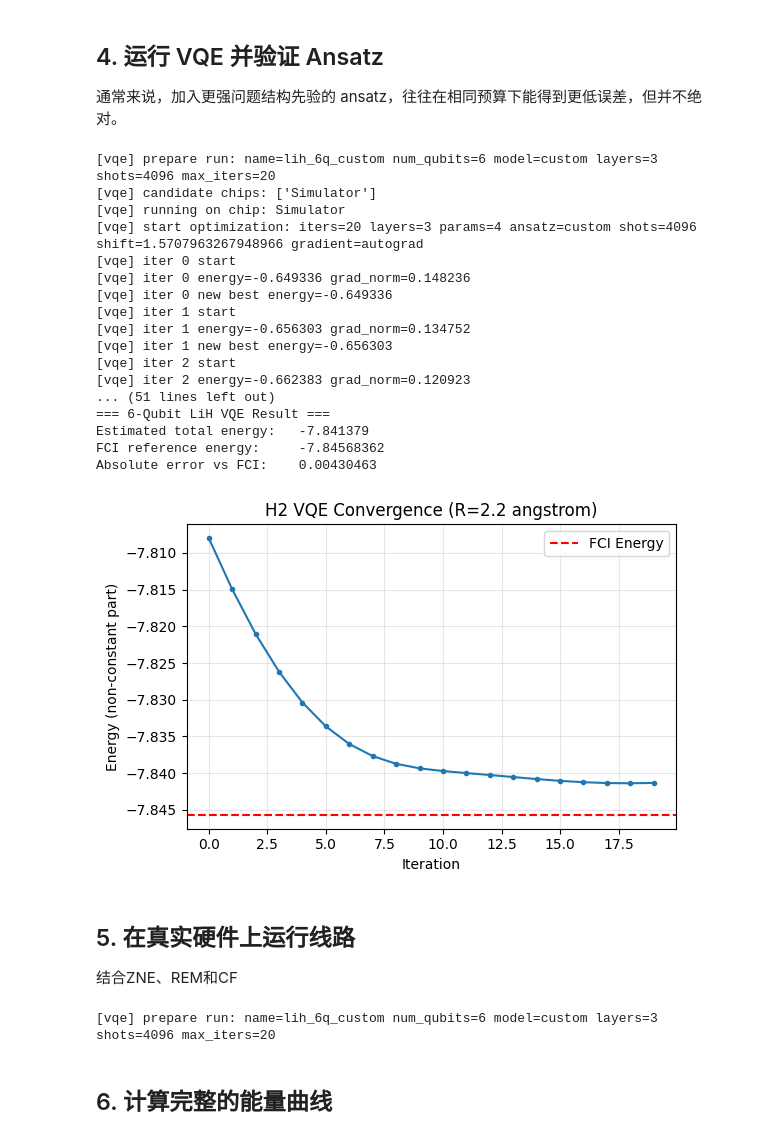
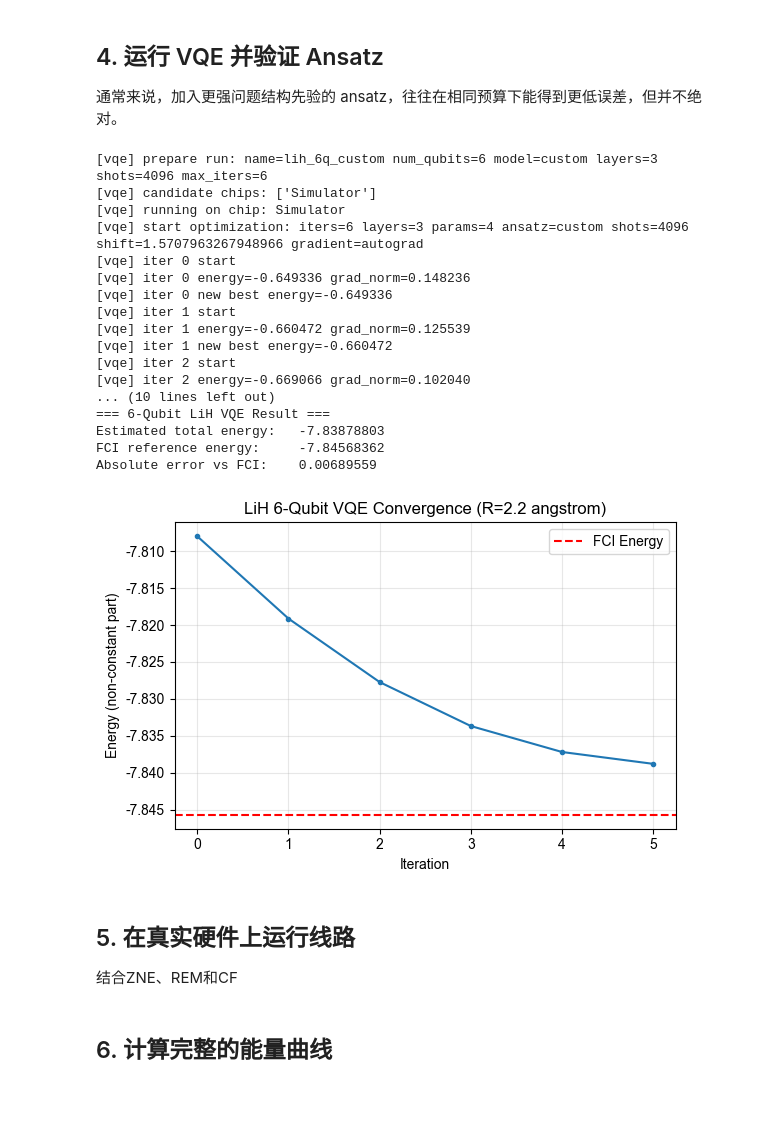
Before and after one commit to FieldQuantum/fieldqkit, a Jupyter notebook: examples/demo_vqe_lih_6q.ipynb, the cells around one changed output. Saved outputs shown, nothing was run; the diff lists cells and outputs as text; code cells hidden in the pictures; blank space fills up the shorter version.

```diff
--- a/examples/demo_vqe_lih_6q.ipynb
+++ b/examples/demo_vqe_lih_6q.ipynb
@@ -24,8 +24,8 @@ CHARGE = 0
 cfg = {
     'layers': 3,
     'shots': 4096,
-    'max_iters': 20,
-    'learning_rate': 0.03,
+    'max_iters': 6,
+    'learning_rate': 0.05,
     'seed': 7,
     'gradient_method': 'autograd',
     'prefer_chips': 'Simulator',
@@ -146,6 +146,7 @@ runner = VQERunner(
     gradient_method=cfg['gradient_method'],
     seed=cfg['seed'],
     shift=cfg['shift'],
+    measurement_mode='auto',
 )
 
 kwargs = {
@@ -162,54 +163,53 @@ kwargs = {
 res = runner.run_model(**kwargs)
 e_total = lih_constant + res.best_energy
 abs_error_fci = abs(e_total - fci_energy)
 
 print('=== 6-Qubit LiH VQE Result ===')
 print('Estimated total energy:  ', round(e_total, 8))
 print('FCI reference energy:    ', round(fci_energy, 8))
 print('Absolute error vs FCI:   ', round(abs_error_fci, 8))
 
 import matplotlib.pyplot as plt
 import numpy as np
 plt.figure(figsize=(6, 4))
 plt.plot(np.array(res.energy_history) + lih_constant, marker='o', ms=3)
 plt.axhline(fci_energy, color='red', linestyle='--', label='FCI Energy')
 plt.legend()
 plt.xlabel('Iteration')
 plt.ylabel('Energy (non-constant part)')
-plt.title(f'H2 VQE Convergence (R={R} {R_UNIT})')
+plt.title(f'LiH 6-Qubit VQE Convergence (R={R} {R_UNIT})')
 plt.grid(alpha=0.3)
 plt.tight_layout()
 plt.show()
 # %% [output]
-[vqe] prepare run: name=lih_6q_custom num_qubits=6 model=custom layers=3 shots=4096 max_iters=20
+[vqe] prepare run: name=lih_6q_custom num_qubits=6 model=custom layers=3 shots=4096 max_iters=6
 [vqe] candidate chips: ['Simulator']
 [vqe] running on chip: Simulator
-[vqe] start optimization: iters=20 layers=3 params=4 ansatz=custom shots=4096 shift=1.5707963267948966 gradient=autograd
+[vqe] start optimization: iters=6 layers=3 params=4 ansatz=custom shots=4096 shift=1.5707963267948966 gradient=autograd
 [vqe] iter 0 start
 [vqe] iter 0 energy=-0.649336 grad_norm=0.148236
 [vqe] iter 0 new best energy=-0.649336
 [vqe] iter 1 start
-[vqe] iter 1 energy=-0.656303 grad_norm=0.134752
-[vqe] iter 1 new best energy=-0.656303
+[vqe] iter 1 energy=-0.660472 grad_norm=0.125539
+[vqe] iter 1 new best energy=-0.660472
 [vqe] iter 2 start
-[vqe] iter 2 energy=-0.662383 grad_norm=0.120923
-... (51 lines left out)
+[vqe] iter 2 energy=-0.669066 grad_norm=0.102040
+... (10 lines left out)
 === 6-Qubit LiH VQE Result ===
-Estimated total energy:   -7.841379
+Estimated total energy:   -7.83878803
 FCI reference energy:     -7.84568362
-Absolute error vs FCI:    0.00430463
+Absolute error vs FCI:    0.00689559
-[figure, old version]
+[figure, new version]
 # %% [markdown]
 ## 5. 在真实硬件上运行线路
 结合ZNE、REM和CF
 # %%
-cfg['prefer_chips'] = 'Dongling'
+cfg['prefer_chips'] = 'Baihua'
 cfg['zne'] = True
 cfg['readout_mitigation'] = True
 cfg['clifford_fitting'] = True
 cfg['clifford_fitting_num_samples'] = 8
 cfg['gradient_method'] = 'parameter-shift'
-
 runner_cmp = VQERunner(
     client=QuantumHardwareClient(),
     layers=cfg['layers'],
@@ -221,8 +221,8 @@ runner_cmp = VQERunner(
     zne=cfg['zne'],
     readout_mitigation=cfg['readout_mitigation'],
     shift=cfg['shift'],
-    clifford_fitting=cfg['clifford_fitting'],
-    clifford_fitting_num_samples=cfg['clifford_fitting_num_samples'],
+    # clifford_fitting=cfg['clifford_fitting'],
+    # clifford_fitting_num_samples=cfg['clifford_fitting_num_samples'],
 )
 
 kwargs = {
@@ -233,13 +233,14 @@ kwargs = {
     'ansatz': 'custom',
     'custom_ansatz_circuit': custom_ansatz_qc,
     'prefer_chips': cfg['prefer_chips'],
+    'init_params': [0]*len(symbolic_params),
 }
 
 res = runner_cmp.run_model(**kwargs)
 e_total = lih_constant + res.best_energy
 abs_error_fci = abs(e_total - fci_energy)
 
-print('=== 4-Qubit H2 VQE Result ===')
+print('=== 6-Qubit LiH VQE Result ===')
 print('Estimated total energy:  ', round(e_total, 8))
 print('FCI reference energy:    ', round(fci_energy, 8))
 print('Absolute error vs FCI:   ', round(abs_error_fci, 8))
@@ -252,12 +253,10 @@ plt.axhline(fci_energy, color='red', linestyle='--', label='FCI Energy')
 plt.legend()
 plt.xlabel('Iteration')
 plt.ylabel('Energy (non-constant part)')
-plt.title(f'H2 VQE Convergence (R={R} {R_UNIT})')
+plt.title(f'LiH VQE Convergence (R={R} {R_UNIT})')
 plt.grid(alpha=0.3)
 plt.tight_layout()
 plt.show()
-# %% [output]
-[vqe] prepare run: name=lih_6q_custom num_qubits=6 model=custom layers=3 shots=4096 max_iters=20
 # %% [markdown]
 ## 6. 计算完整的能量曲线
 # %%
```
Also changed, not shown: parts of 2 cells of this notebook, 45 other files.
